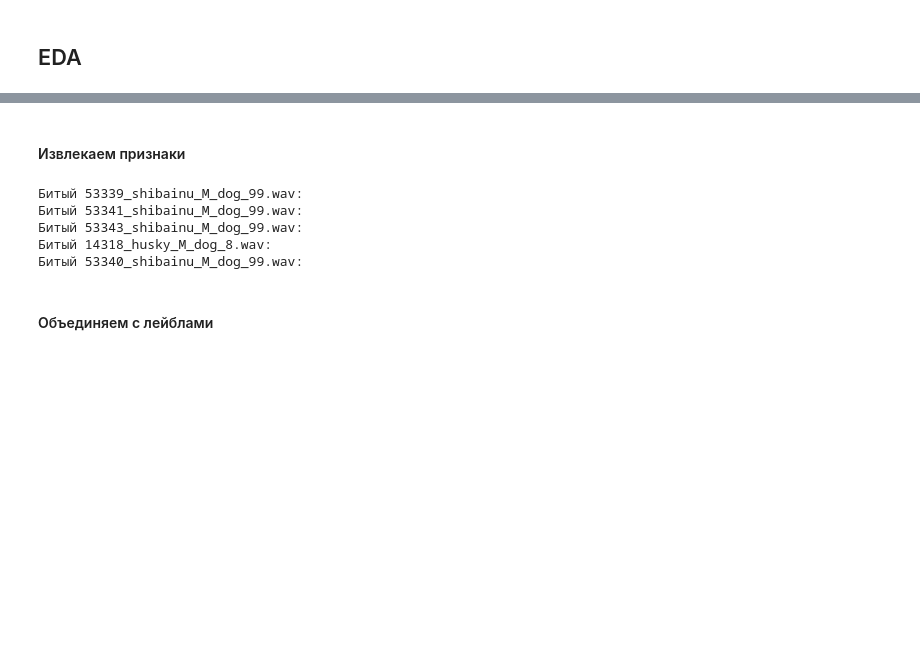
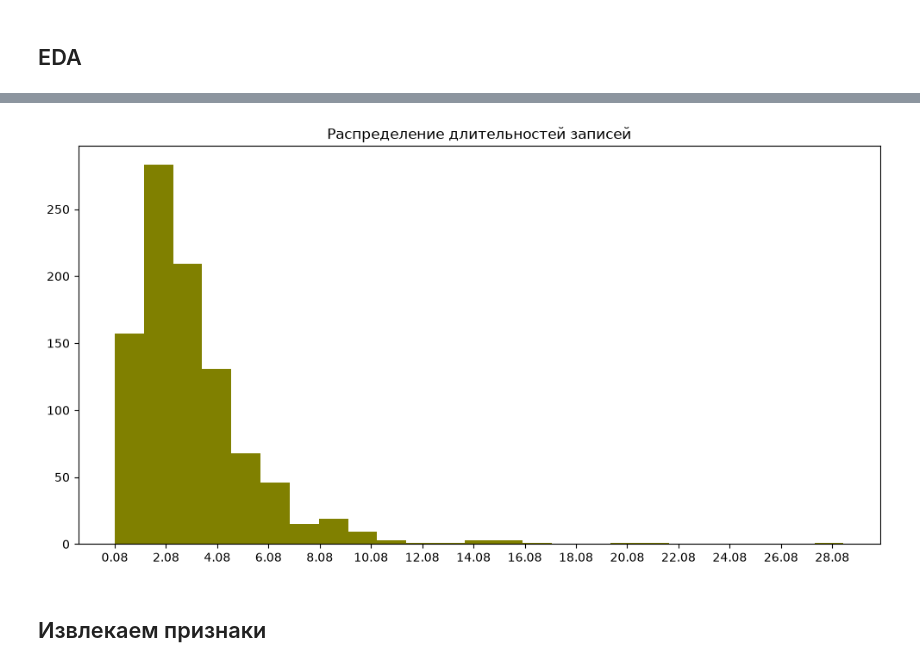
Before and after one commit to ivanVgusev/advanced-machine-learning, a Jupyter notebook: lab2/lab2.ipynb, the cells around one changed output, grey strips where cells are left out. Cells and saved outputs as stored; diff of their text form; code cells hidden in the pictures; blank space fills up the shorter version.

```diff
--- a/lab2/lab2.ipynb
+++ b/lab2/lab2.ipynb
@@ -60,2 +157,28 @@ SR = librosa.get_samplerate(
+# %%
+def str_to_dt(str_inpt):
+    format = "%H:%M:%S,%f"
+    datetime_str = datetime.strptime(str_inpt, format)  # noqa: DTZ007
+    return datetime_str
+
+utterance_start = metadata_df["StartTime"].apply(str_to_dt)
+utterance_end = metadata_df["EndTime"].apply(str_to_dt)
+utterance_dur = [
+    x.total_seconds()
+    for x in [
+        end - start for start, end in zip(utterance_start, utterance_end)
+    ]
+]
+
+plt.figure(figsize=PLT_FIG_SIZE)
+plt.title("Распределение длительностей записей")
+plt.hist(
+    utterance_dur,
+    color=choose_color(color_palette),
+    bins=25
+)
+plt.xticks(np.arange(min(utterance_dur), max(utterance_dur), 2))
+plt.show()
+# %% [output]
+[figure, added]
 # %% [markdown]
-#### Извлекаем признаки
+## Извлекаем признаки
@@ -85,23 +184,0 @@ def get_audio_features(file_path, n_mfcc):
-# %%
-n_mfcc = 12
-cols = ["filename", "length_sec", "spectral_rollof"] + [f"mfcc_{n}" for n in range(n_mfcc)] + ["rms", "zrc"]
-
-audio_features = []
-for file_path in UNPACKED_AUDIO_PATH.iterdir():
-    try:
-        audio_features.append([file_path.name] + get_audio_features(file_path, n_mfcc))
-    except Exception as e:
-        print(f"Битый {file_path.name}: {e}")
-
-audio_df = pd.DataFrame(
-    data=audio_features,
-    columns=cols,
-).set_index("filename")
-# %% [output]
-Битый 53339_shibainu_M_dog_99.wav:
-Битый 53341_shibainu_M_dog_99.wav:
-Битый 53343_shibainu_M_dog_99.wav:
-Битый 14318_husky_M_dog_8.wav:
-Битый 53340_shibainu_M_dog_99.wav:
-# %% [markdown]
-#### Объединяем с лейблами
```
Also changed, not shown: parts of 35 cells of this notebook.
